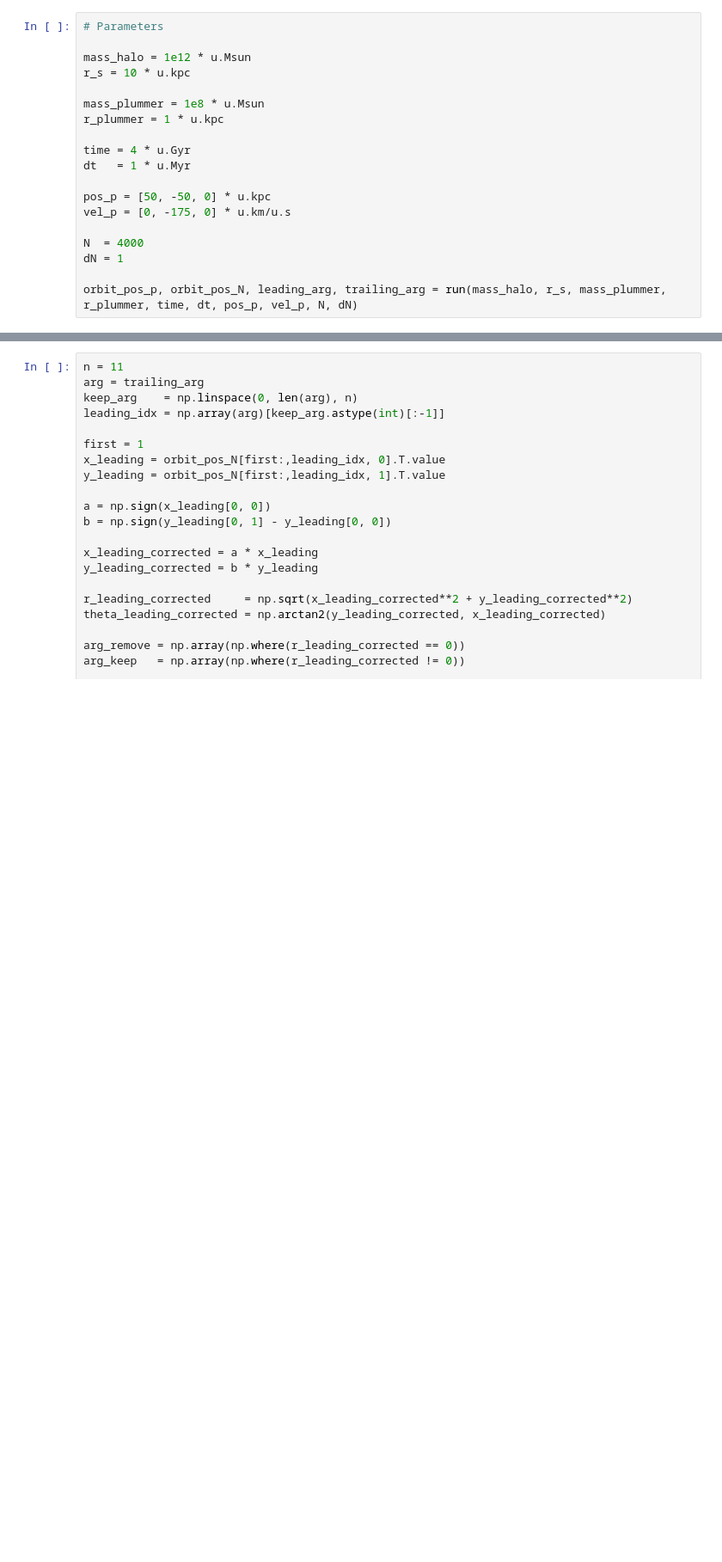
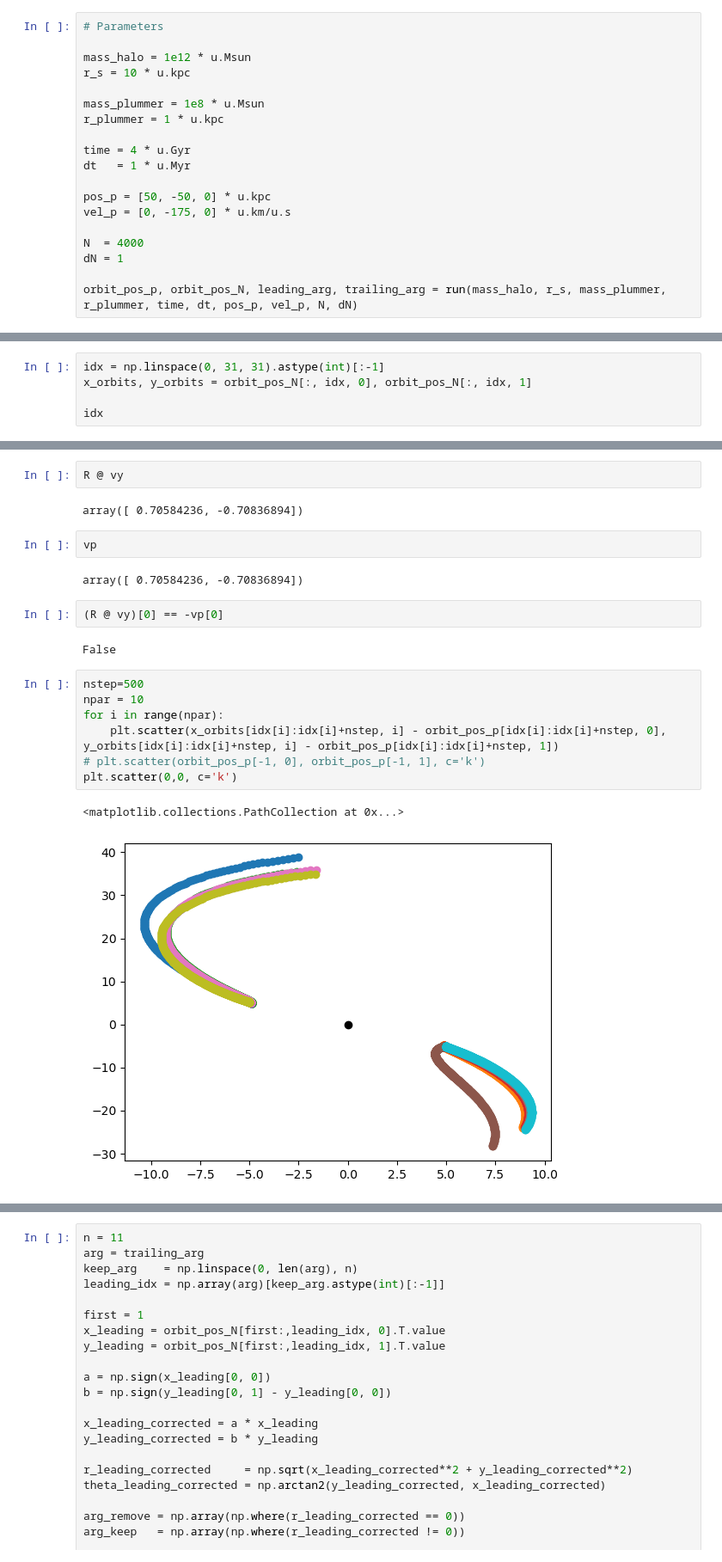
Before and after one commit to David-Chemaly/Nibaueur2023, a Jupyter notebook: Gala_stream.ipynb, the cells around one changed output, grey strips where cells are left out. Shown at 86% size. Saved outputs shown, nothing was run; the diff lists cells and outputs as text; blank space fills up the shorter version.

```diff
--- a/Gala_stream.ipynb
+++ b/Gala_stream.ipynb
@@ -42,0 +50,5 @@ orbit_pos_p, orbit_pos_N, leading_arg, trailing_arg = run(mass_halo, r_s, mass_p
+# %%
+idx = np.linspace(0, 31, 31).astype(int)[:-1]
+x_orbits, y_orbits = orbit_pos_N[:, idx, 0], orbit_pos_N[:, idx, 1]
+
+idx
@@ -42,0 +107,22 @@ orbit_pos_p, orbit_pos_N, leading_arg, trailing_arg = run(mass_halo, r_s, mass_p
+# %%
+R @ vy
+# %% [output]
+array([ 0.70584236, -0.70836894])
+# %%
+vp
+# %% [output]
+array([ 0.70584236, -0.70836894])
+# %%
+(R @ vy)[0] == -vp[0]
+# %% [output]
+False
+# %%
+nstep=500
+npar = 10
+for i in range(npar):
+    plt.scatter(x_orbits[idx[i]:idx[i]+nstep, i] - orbit_pos_p[idx[i]:idx[i]+nstep, 0], y_orbits[idx[i]:idx[i]+nstep, i] - orbit_pos_p[idx[i]:idx[i]+nstep, 1])
+# plt.scatter(orbit_pos_p[-1, 0], orbit_pos_p[-1, 1], c='k')
+plt.scatter(0,0, c='k')
+# %% [output]
+<matplotlib.collections.PathCollection at 0x...>
+[figure, added]
```
Also changed, not shown: parts of 15 cells of this notebook.
